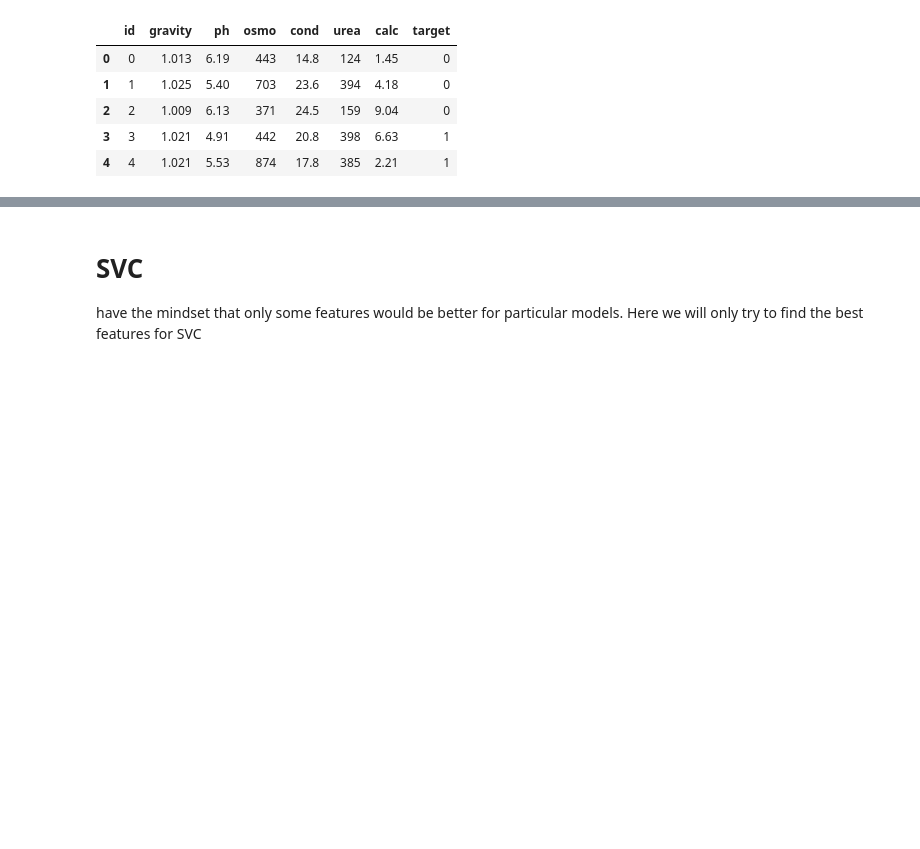
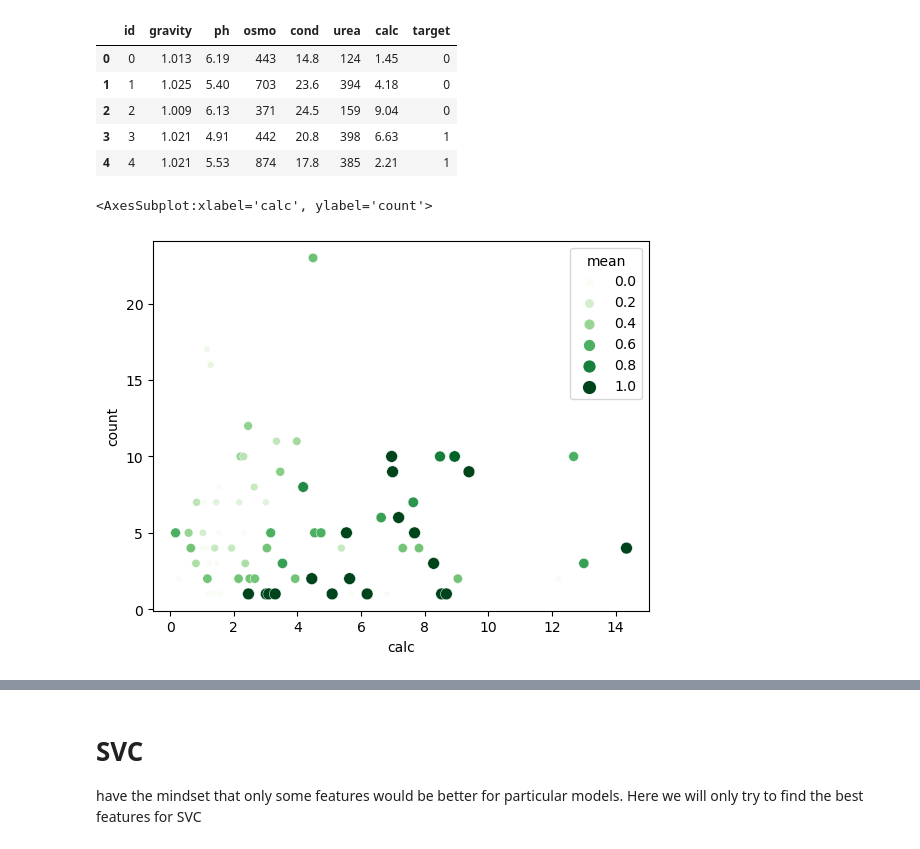
Before and after one commit to shoabahamed/kaggle_playground_season_3_episode_12, a Jupyter notebook: feature-selection-and-tuning.ipynb, the cells around one changed output, grey strips where cells are left out. Cells and saved outputs as stored; diff of their text form; code cells hidden in the pictures; blank space fills up the shorter version.

```diff
--- a/feature-selection-and-tuning.ipynb
+++ b/feature-selection-and-tuning.ipynb
@@ -53,3 +53,10 @@ train.head()
 | 2 | 2 | 1.009 | 6.13 | 371 | 24.5 | 159 | 9.04 | 0 |
 | 3 | 3 | 1.021 | 4.91 | 442 | 20.8 | 398 | 6.63 | 1 |
 | 4 | 4 | 1.021 | 5.53 | 874 | 17.8 | 385 | 2.21 | 1 |
+# %%
+freq = train.groupby('calc').target.agg({'count', 'mean'})
+
+sns.scatterplot(x=freq.index, y=freq['count'], hue=freq['mean'], size=freq['mean'], palette='Greens')
+# %% [output]
+<AxesSubplot:xlabel='calc', ylabel='count'>
+[figure, added]
```
Also changed, not shown: parts of 79 cells of this notebook.
